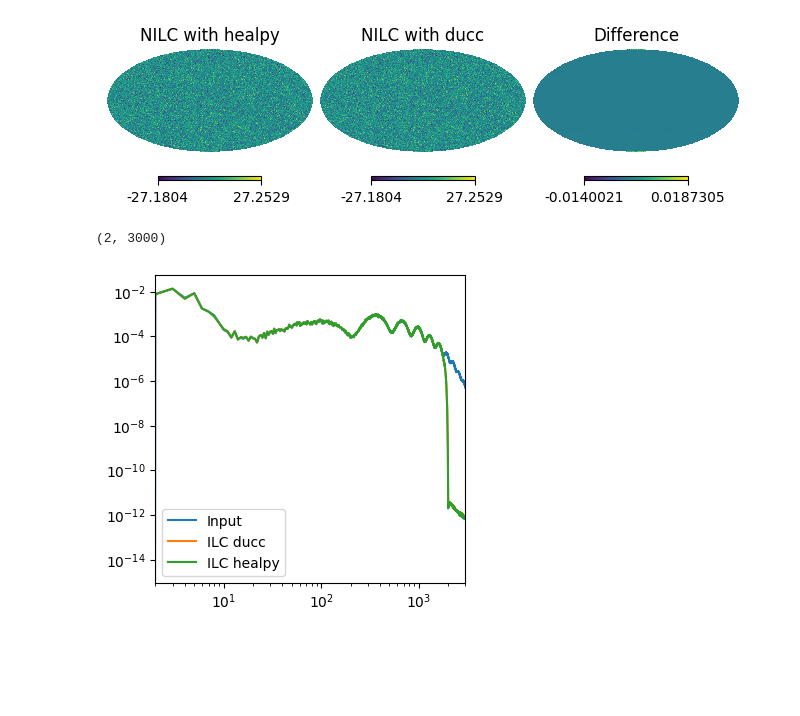
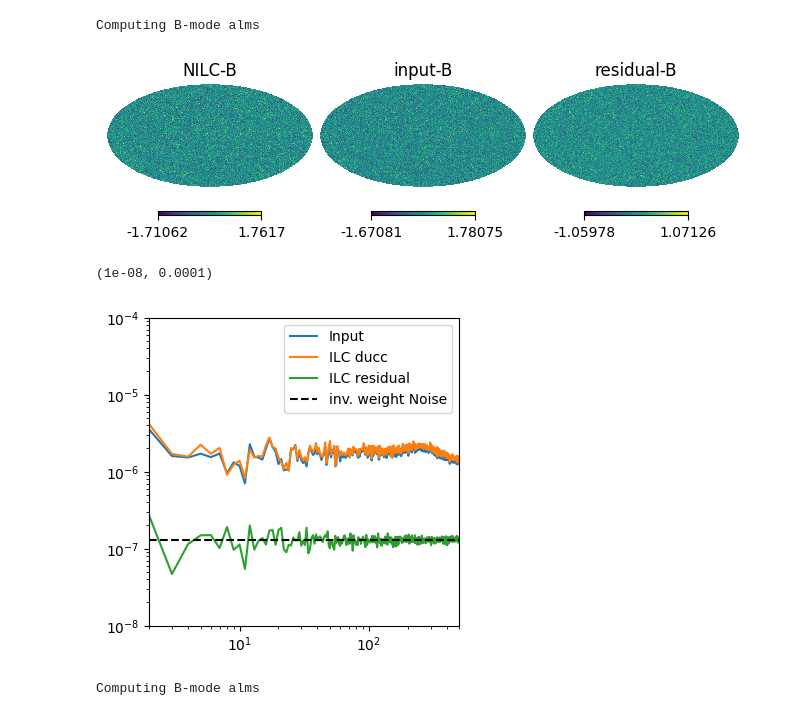
Before and after one commit to antolonappan/PyNILC, a Jupyter notebook: examples/nilc.ipynb, the cells around one changed output. Drawn from its saved outputs; the diff is of its cells as text; code cells hidden in the pictures; blank space fills up the shorter version.

Commit message:
nilc
Signed-off-by: Anto Idicherian Lonappan <antolonappan@icloud.com>

```diff
--- a/examples/nilc.ipynb
+++ b/examples/nilc.ipynb
@@ -51,7 +59,7 @@ from pynilc.nilc import NILC
 from pynilc.needlets import NeedletTransform
 from pynilc.sht import HealpixDUCC
 # %%
-bandcenters = np.array([0, 50, 100, 200, 300, 500, 700, 1000, 1350, 1700, 2000])
+bandcenters = np.array([0, 100, 200, 300, 500, 700, 1000, 1350, 1700, 2000])
 nfilters = NeedletTransform.CosineNeedlet(bandcenters)[:-1]
 # %%
 plt.figure(figsize=(3,2))
@@ -79,16 +73,32 @@ Time elapsed with healpy: 548.64 s
+# %%
+ilc_map_dc, ilc_weights_dc = nilc_dc.component_separation(sky_maps,field=2)
+# %% [output]
+Computing B-mode alms
+# %%
+Bmap = hp.alm2map(hp.map2alm(cmb_map)[2], nside=nside)
 # %%
-hp.mollview(ilc_map_hp, title='NILC with healpy', sub=(1,3,1))
-hp.mollview(ilc_map_dc, title='NILC with ducc', sub=(1,3,2))
-hp.mollview(ilc_map_hp-ilc_map_dc, title='Difference', sub=(1,3,3))
+hp.mollview(ilc_map_dc, title='NILC-B',sub=(1,3,1))
+hp.mollview(Bmap, title='input-B',sub=(1,3,2))
+hp.mollview(ilc_map_dc-Bmap, title='residual-B',sub=(1,3,3))
 # %% [output]
-[figure, old version]
+[figure, new version]
+# %%
+def arc2cl(arc):
+    return np.radians(arc/60)**2
+def cl2arc(cl):
+    return np.rad2deg(np.sqrt(cl))*60
+def noise(arr):
+    return cl2arc(1/sum(1/arc2cl(arr)))
 # %%
 plt.figure(figsize=(4,4))
-plt.loglog(hp.anafast(cmb_map)[1], label='Input')
+plt.loglog(hp.anafast(Bmap), label='Input')
 plt.loglog(hp.anafast(ilc_map_dc), label='ILC ducc')
-plt.loglog(hp.anafast(ilc_map_hp), label='ILC healpy')
+plt.loglog(hp.anafast(Bmap-ilc_map_dc), label='ILC residual')
+plt.axhline(arc2cl(noise(nlev_p)), color='k', ls='--', label='inv. weight Noise')
+plt.loglog()
 plt.legend()
-plt.xlim(2, 3000)
+plt.xlim(2, 500)
+plt.ylim(1e-8, 1e-4)
 # %% [output]
-(2, 3000)
+(1e-08, 0.0001)
-[figure, old version]
+[figure, new version]
@@ -94,0 +109,4 @@ plt.xlim(2, 3000)
+# %%
+ilc_noise = nilc_dc.calculate_residuals(noise_maps, ilc_weights_dc,field=2)
+# %% [output]
+Computing B-mode alms
```
Also changed, not shown: parts of 12 cells of this notebook, 1 other file.
